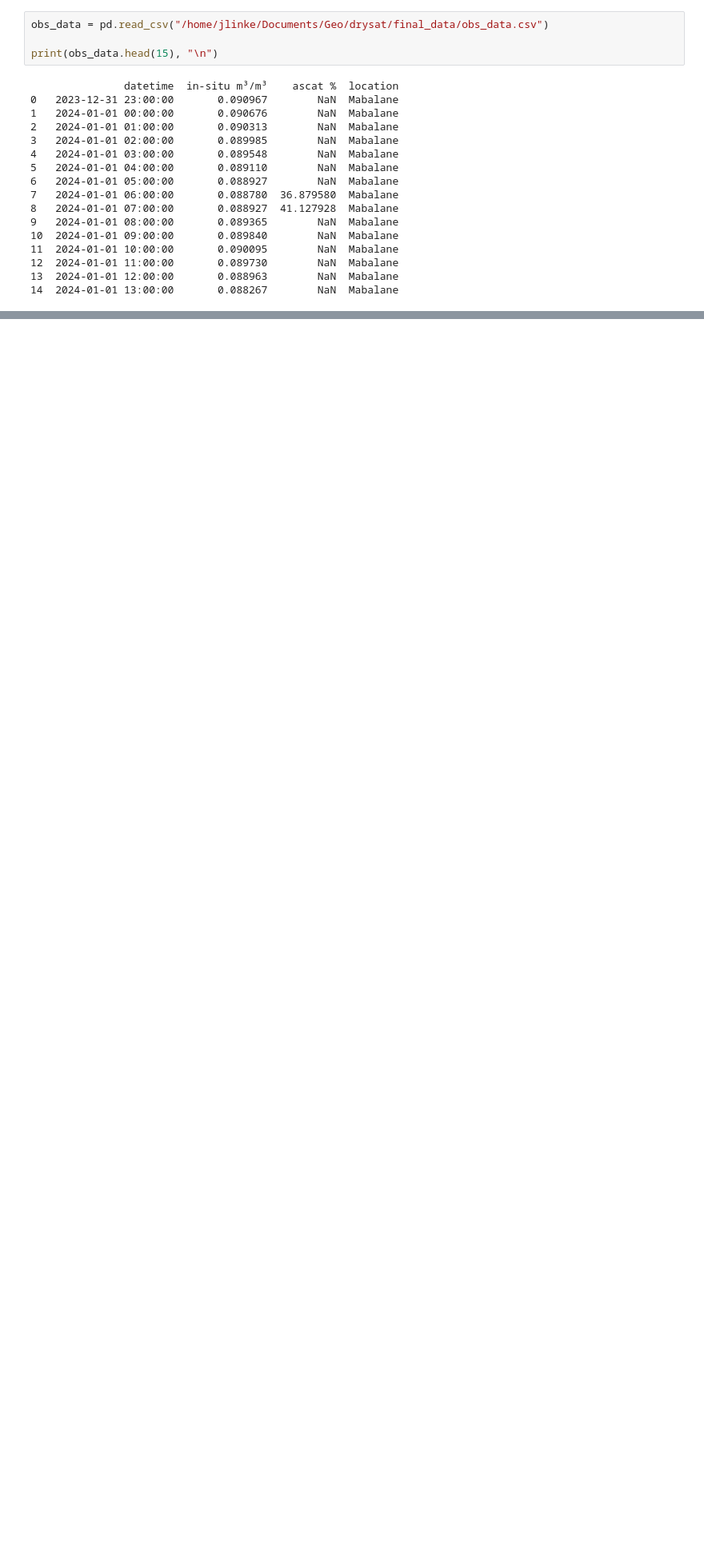
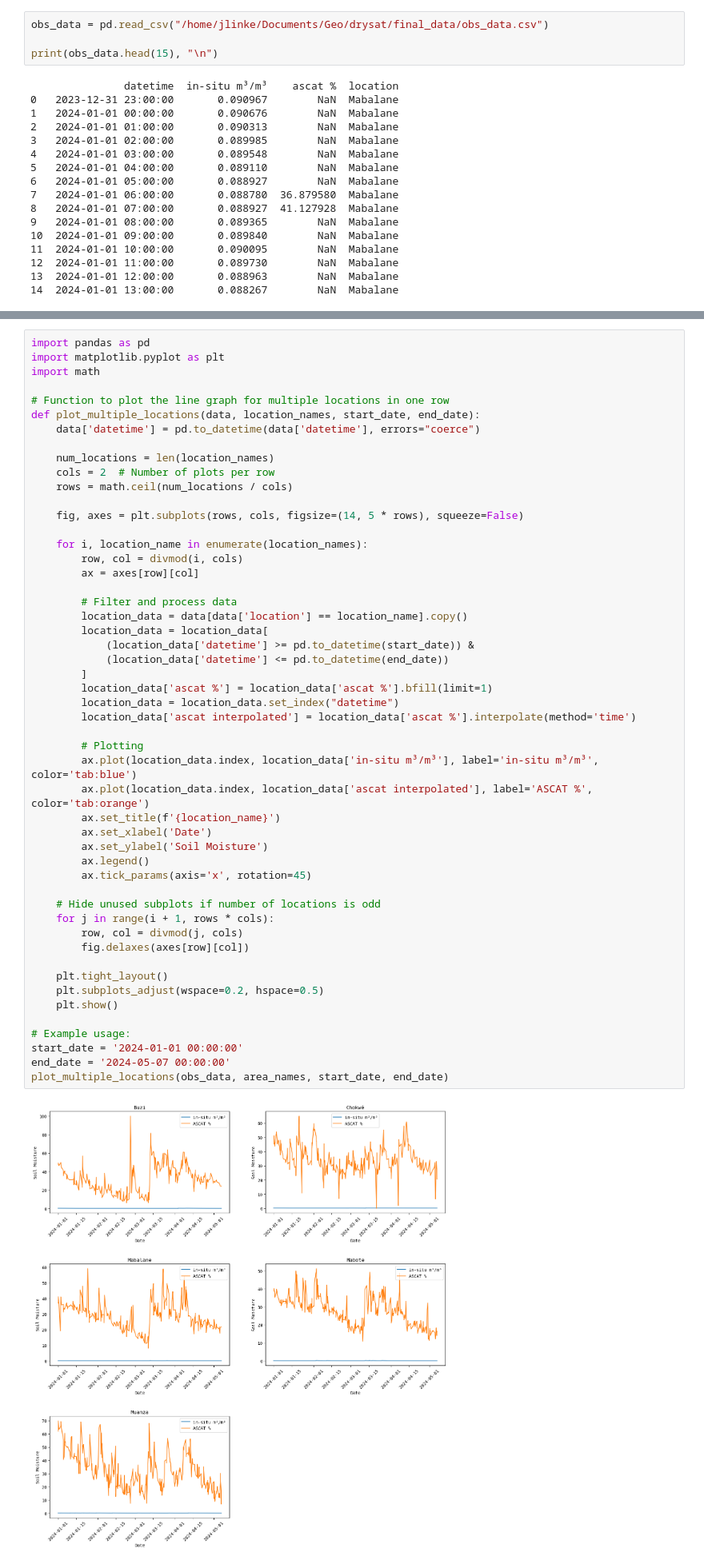
Before and after one commit to TUW-GEO/environmental-remote-sensing, a Jupyter notebook: drysat/drysat_teach.ipynb, the cells around one changed output, grey strips where cells are left out. Shown at 80% size. Cells and saved outputs as stored; diff of their text form; blank space fills up the shorter version.

```diff
--- a/drysat/drysat_teach.ipynb
+++ b/drysat/drysat_teach.ipynb
@@ -157,0 +161,53 @@ It might be surprising to find so many NaN values in the ASCAT column, but this
+# %%
+import pandas as pd
+import matplotlib.pyplot as plt
+import math
+
+# Function to plot the line graph for multiple locations in one row
+def plot_multiple_locations(data, location_names, start_date, end_date):
+    data['datetime'] = pd.to_datetime(data['datetime'], errors="coerce")
+
+    num_locations = len(location_names)
+    cols = 2  # Number of plots per row
+    rows = math.ceil(num_locations / cols)
+
+    fig, axes = plt.subplots(rows, cols, figsize=(14, 5 * rows), squeeze=False)
+
+    for i, location_name in enumerate(location_names):
+        row, col = divmod(i, cols)
+        ax = axes[row][col]
+
+        # Filter and process data
+        location_data = data[data['location'] == location_name].copy()
+        location_data = location_data[
+            (location_data['datetime'] >= pd.to_datetime(start_date)) &
+            (location_data['datetime'] <= pd.to_datetime(end_date))
+        ]
+        location_data['ascat %'] = location_data['ascat %'].bfill(limit=1)
+        location_data = location_data.set_index("datetime")
+        location_data['ascat interpolated'] = location_data['ascat %'].interpolate(method='time')
+
+        # Plotting
+        ax.plot(location_data.index, location_data['in-situ m³/m³'], label='in-situ m³/m³', color='tab:blue')
+        ax.plot(location_data.index, location_data['ascat interpolated'], label='ASCAT %', color='tab:orange')
+        ax.set_title(f'{location_name}')
+        ax.set_xlabel('Date')
+        ax.set_ylabel('Soil Moisture')
+        ax.legend()
+        ax.tick_params(axis='x', rotation=45)
+
+    # Hide unused subplots if number of locations is odd
+    for j in range(i + 1, rows * cols):
+        row, col = divmod(j, cols)
+        fig.delaxes(axes[row][col])
+
+    plt.tight_layout()
+    plt.subplots_adjust(wspace=0.2, hspace=0.5)
+    plt.show()
+
+# Example usage:
+start_date = '2024-01-01 00:00:00'
+end_date = '2024-05-07 00:00:00'
+plot_multiple_locations(obs_data, area_names, start_date, end_date)
+# %% [output]
+[figure, added]
```
Also changed, not shown: parts of 17 cells of this notebook.
